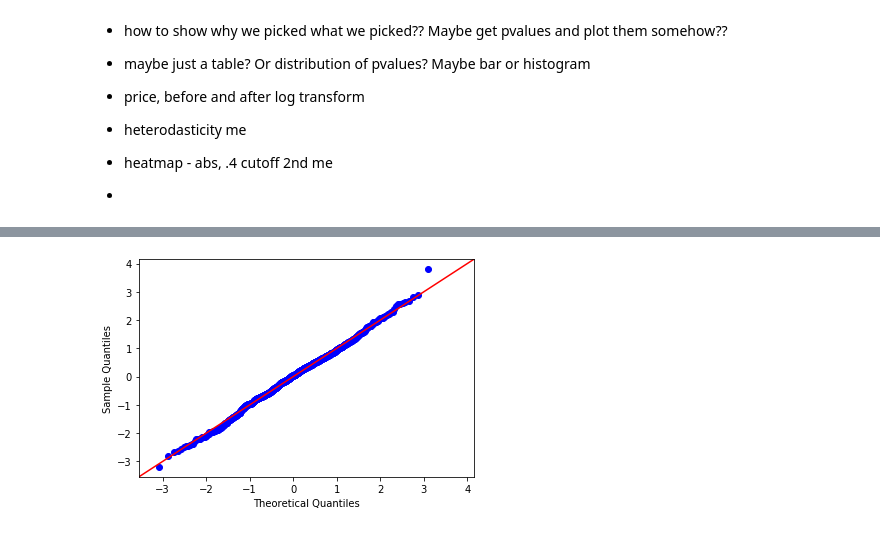
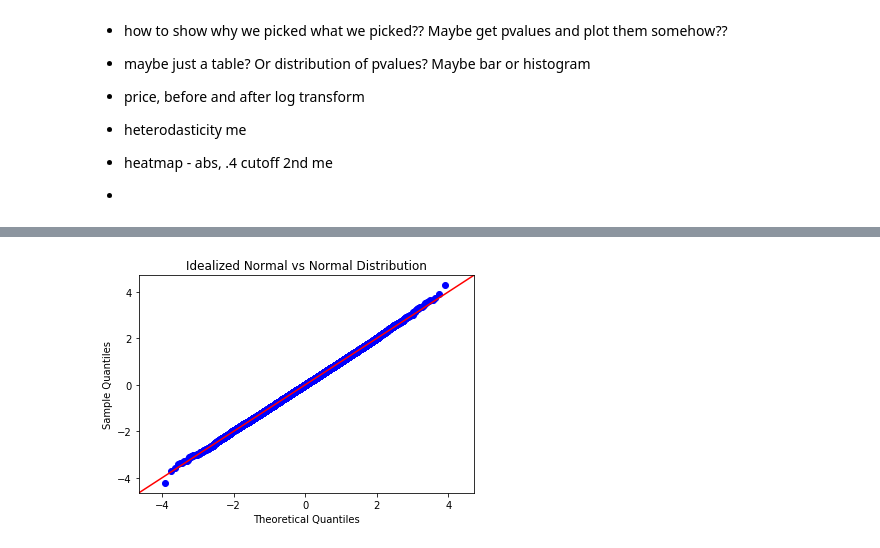
Before and after one commit to anbillinger/dsc-mod-2-project-v2-1-onl01-dtsc-ft-041320, a Jupyter notebook: Validation.ipynb, the cells around one changed output, grey strips where cells are left out. Drawn from its saved outputs; the diff is of its cells as text; code cells hidden in the pictures.

```diff
--- a/Validation.ipynb
+++ b/Validation.ipynb
@@ -89,7 +98,8 @@ plt.show()
 # %%
-rands = np.random.normal(size=1000)
+#rands = np.random.normal(size=1000)
 
-fig = sm.graphics.qqplot(rands, dist=stats.norm, line='45', fit=True)
+fig = sm.graphics.qqplot(unpaired_data, dist=stats.norm, line='45', fit=True)
+plt.title('Idealized Normal vs Normal Distribution')
 plt.show()
 # %% [output]
-[figure, old version]
+[figure, new version]
```
Also changed, not shown: parts of 2 cells of this notebook, 10 other files.
